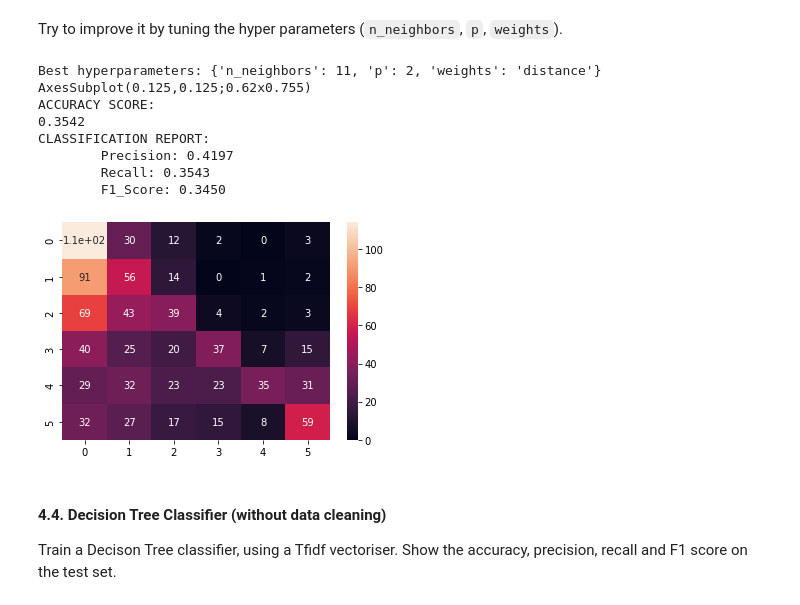
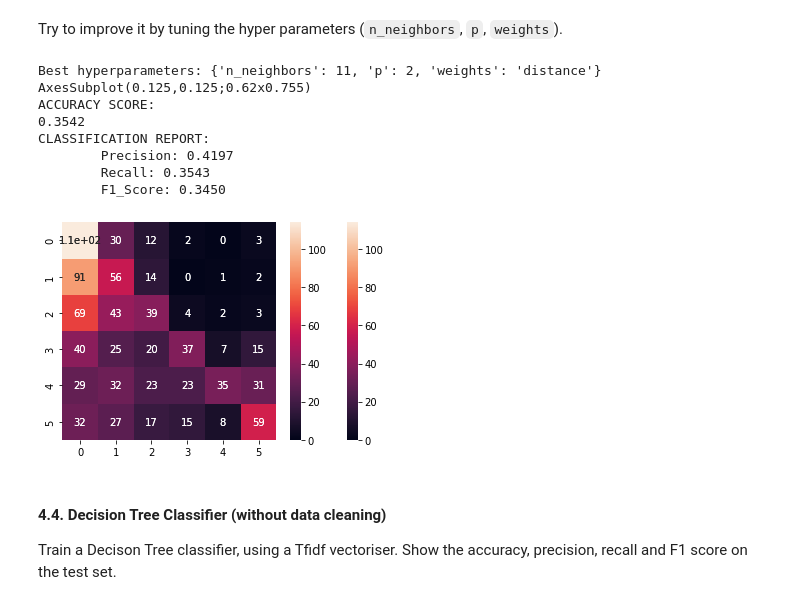
Before and after one commit to TADY25/Project, a Jupyter notebook: code/DMML2021_Tissot.ipynb, the cells around one changed output. Drawn from its saved outputs; the diff is of its cells as text; code cells hidden in the pictures.

```diff
--- a/code/DMML2021_Tissot.ipynb
+++ b/code/DMML2021_Tissot.ipynb
@@ -88,6 +87,8 @@ np.random.seed = 0
 
 
 df = get_dataset.get_train_data()
+scores=[]
+matrixes=[]
 # %%
 df.head()
 # %% [output]
@@ -166,0 +157,6 @@ CLASSIFICATION REPORT:
+# %%
+evaluate(y_test, pred)
+score, matrix = get_score(y_test, pred, "Logisitc Regression")
+
+scores.append(score)
+matrixes.append(matrixes)
@@ -213,31 +218,36 @@ Try to improve it by tuning the hyper parameters (`n_neighbors`,   `p`, `weights
 # %%
 from sklearn.model_selection import GridSearchCV
 from sklearn.neighbors import KNeighborsClassifier
 
 knn_grid = {'n_neighbors' : np.arange(1,500,5),
             'p': np.arange(1,3),
             'weights' : ['uniform', 'distance']}
 
 KNN = KNeighborsClassifier()
 KNN_CV = GridSearchCV(KNN, knn_grid, cv = 5)
 pipe = Pipeline([('tfidf', TfidfVectorizer()), ('KNN', KNN_CV)])
 
 pipe.fit(X_train, y_train)
 print('Best hyperparameters:', KNN_CV.best_params_)
 pred = pipe.predict(X_test)
 
 
+
 evaluate(y_test, pred)
+score, matrix = get_score(y_test, pred, "KNN")
+
+scores.append(score)
+matrixes.append(matrixes)
 # %% [output]
 Best hyperparameters: {'n_neighbors': 11, 'p': 2, 'weights': 'distance'}
 AxesSubplot(0.125,0.125;0.62x0.755)
 ACCURACY SCORE:
 0.3542
 CLASSIFICATION REPORT:
         Precision: 0.4197
         Recall: 0.3543
         F1_Score: 0.3450
-[figure, old version]
+[figure, new version]
 # %% [markdown]
 #### 4.4. Decision Tree Classifier (without data cleaning)
 
```
Also changed, not shown: parts of 21 cells of this notebook, 4 other files.
